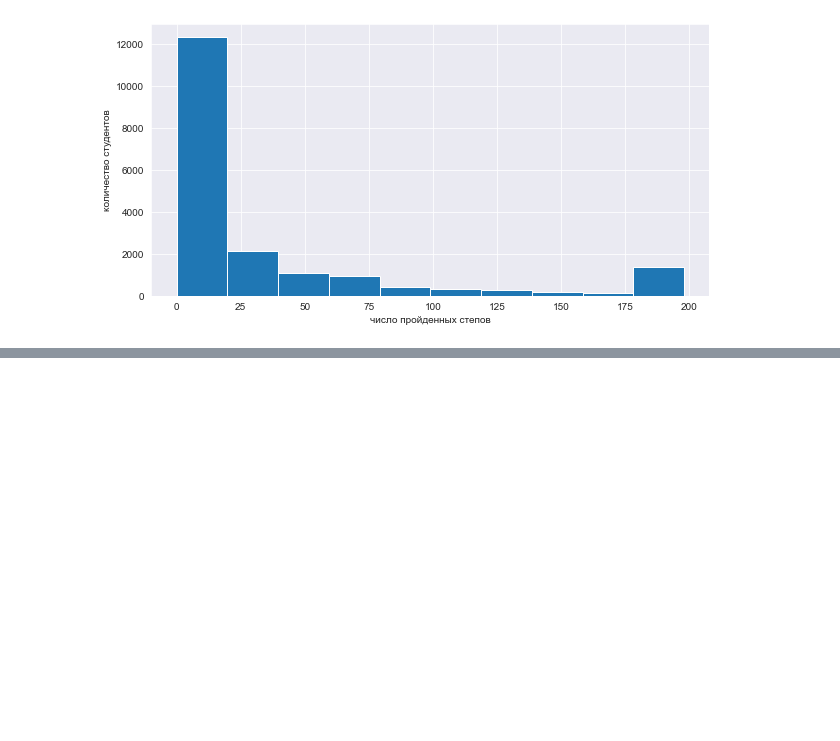
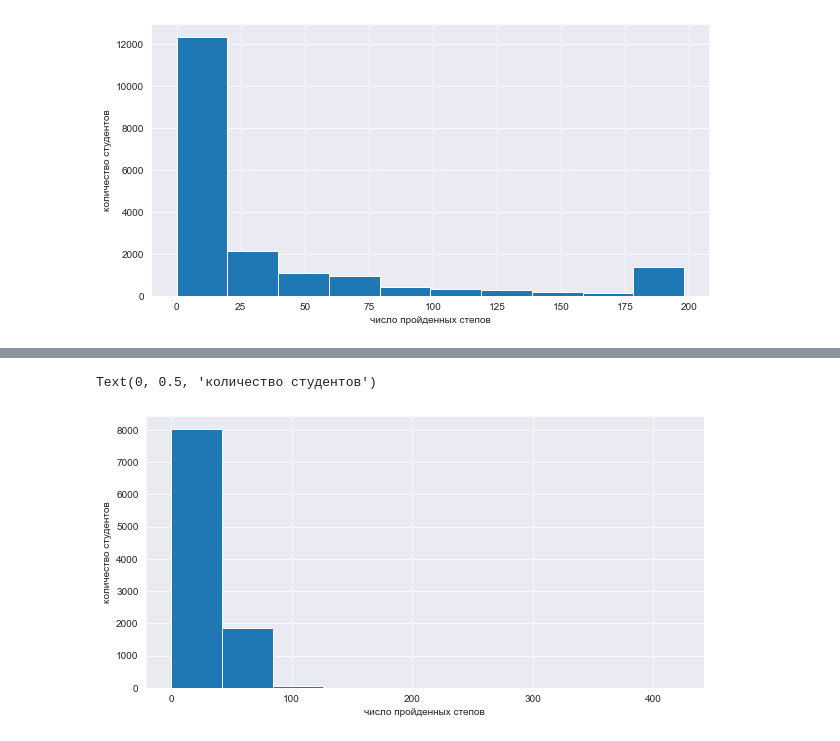
Before and after one commit to AnatolyAdamovich/learning, a Jupyter notebook: courses/Introduction in DS [A. Karpov]/ML contest/project.ipynb, the cells around one changed output, grey strips where cells are left out. Saved outputs shown, nothing was run; the diff lists cells and outputs as text; code cells hidden in the pictures; blank space fills up the shorter version.

Commit message:
intro in DS/ ML contest/ working with data

```diff
--- a/courses/Introduction in DS [A. Karpov]/ML contest/project.ipynb
+++ b/courses/Introduction in DS [A. Karpov]/ML contest/project.ipynb
@@ -105,3 +114,7 @@ events_data.head()
 | 2 | 32815 | 2015-06-15 04:00:48 | discovered | 17632 | 2015-06-15 |
 | 3 | 32811 | 2015-06-15 04:01:35 | discovered | 17632 | 2015-06-15 |
 | 4 | 32811 | 2015-06-15 04:01:35 | viewed | 17632 | 2015-06-15 |
+# %%
+# данные о сабмитах
+submission_data['date'] = submission_data.timestamp.dt.date
+submission_data.head()
@@ -180,0 +208,4 @@ Text(0, 0.5, 'количество студентов')
+# %%
+pv2 = submission_data.pivot_table(index='user_id', columns=['submission_status'], values='step_id',
+                                 aggfunc='count', fill_value=0).reset_index()
+pv2.head()
@@ -180,0 +219,7 @@ Text(0, 0.5, 'количество студентов')
+# %%
+pv2.correct.hist()
+plt.xlabel('число пройденных степов')
+plt.ylabel('количество студентов')
+# %% [output]
+Text(0, 0.5, 'количество студентов')
+[figure, added]
```
Also changed, not shown: parts of 44 cells of this notebook.
